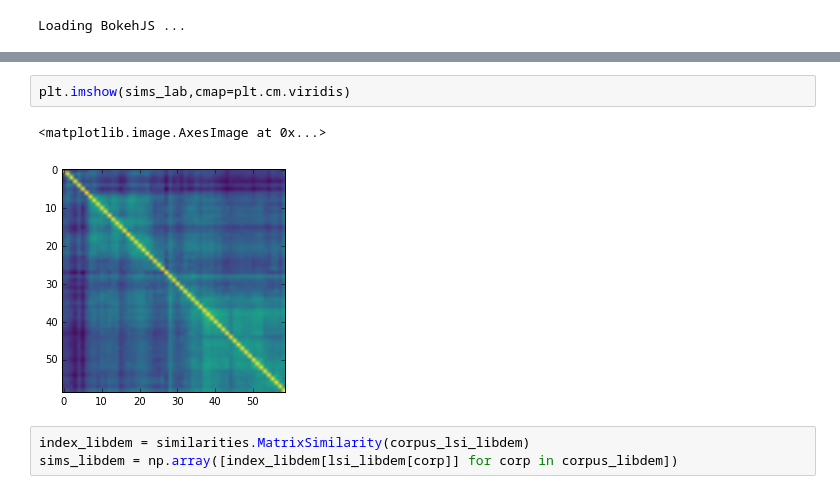
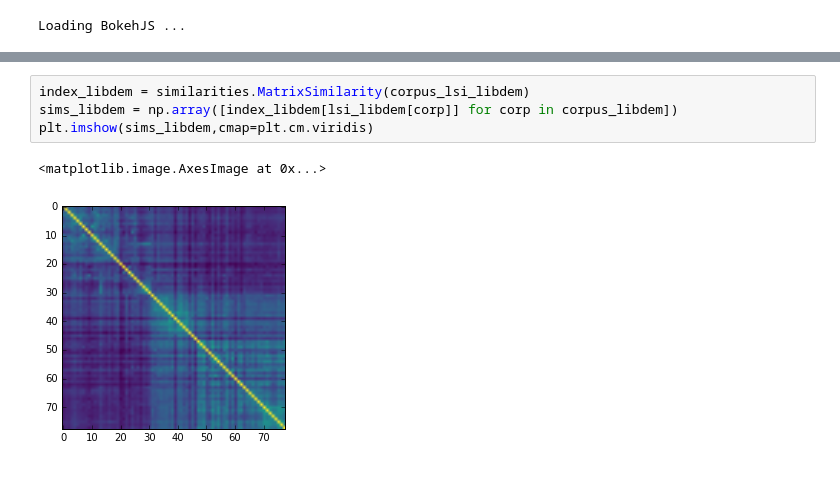
Before and after one commit to josh-gree/conf_speeches, a Jupyter notebook: notebooks/001_initial_exploration.ipynb, the cells around one changed output, grey strips where cells are left out. Saved outputs shown, nothing was run; the diff lists cells and outputs as text.

```diff
--- a/notebooks/001_initial_exploration.ipynb
+++ b/notebooks/001_initial_exploration.ipynb
@@ -99,8 +106,7 @@ sims_lab = np.array([index_lab[lsi_lab[corp]] for corp in corpus_lab])
-# %%
-plt.imshow(sims_lab,cmap=plt.cm.viridis)
-# %% [output]
-<matplotlib.image.AxesImage at 0x...>
-[figure, removed]
 # %%
 index_libdem = similarities.MatrixSimilarity(corpus_lsi_libdem)
 sims_libdem = np.array([index_libdem[lsi_libdem[corp]] for corp in corpus_libdem])
+plt.imshow(sims_libdem,cmap=plt.cm.viridis)
+# %% [output]
+<matplotlib.image.AxesImage at 0x...>
+[figure, added]
```
Also changed, not shown: parts of 22 cells of this notebook, 20 other files.
